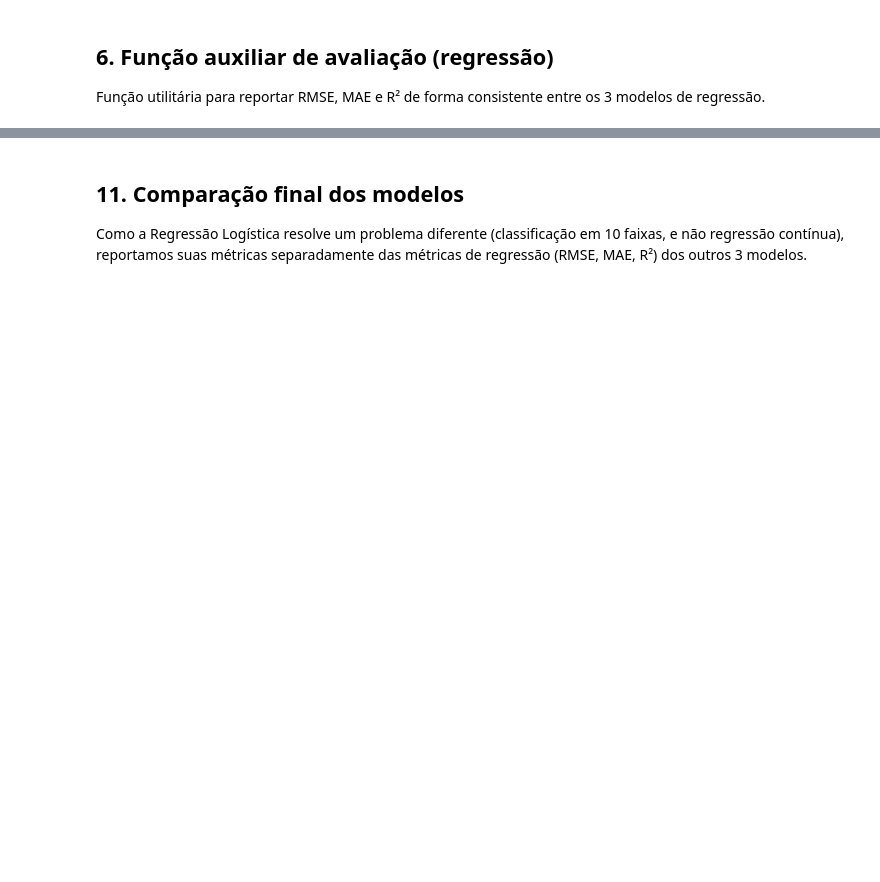
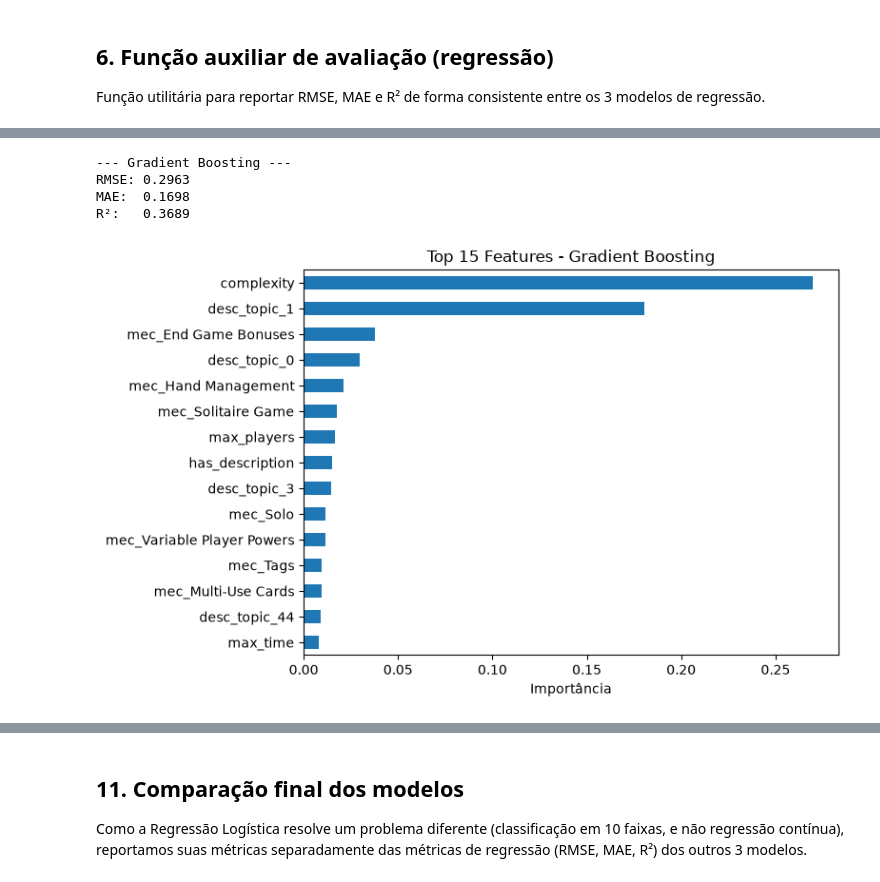
Before and after one commit to GabrielAquarius/trabalho_machine_learning, a Jupyter notebook: treinamento/treinamento_modelos.ipynb, the cells around one changed output, grey strips where cells are left out. Cells and saved outputs as stored; diff of their text form; code cells hidden in the pictures; blank space fills up the shorter version.

```diff
--- a/treinamento/treinamento_modelos.ipynb
+++ b/treinamento/treinamento_modelos.ipynb
@@ -492,0 +469,39 @@ plt.show()
+# %%
+X_train_final = pd.concat([X_train, X_val])
+y_train_final = pd.concat([y_train_reg, y_val_reg])
+
+final_model = GradientBoostingRegressor(
+    random_state=RANDOM_STATE,
+    **best_params
+)
+
+final_model.fit(
+    X_train_final,
+    y_train_final
+)
+resultado_gb = avaliar_regressao("Gradient Boosting", final_model, X_test, y_test_reg)
+# %% [output]
+--- Gradient Boosting ---
+RMSE: 0.2963
+MAE:  0.1698
+R²:   0.3689
+# %%
+modelo_gb = final_model
+
+importancias = pd.Series(
+    modelo_gb.feature_importances_,
+    index=X_train.columns
+)
+
+top15 = importancias.sort_values(
+    ascending=False
+).head(15)
+
+plt.figure(figsize=(8,5))
+top15.sort_values().plot(kind="barh")
+plt.title("Top 15 Features - Gradient Boosting")
+plt.xlabel("Importância")
+plt.tight_layout()
+plt.show()
+# %% [output]
+[figure, added]
```
Also changed, not shown: parts of 51 cells of this notebook, 2 other files.
